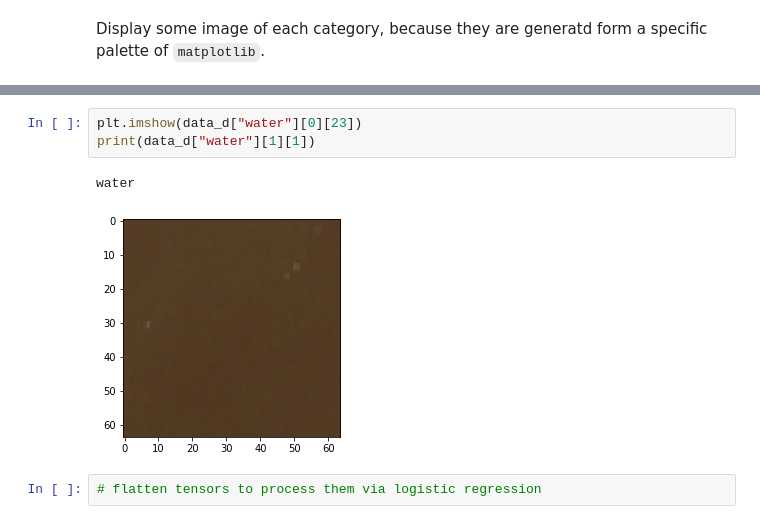
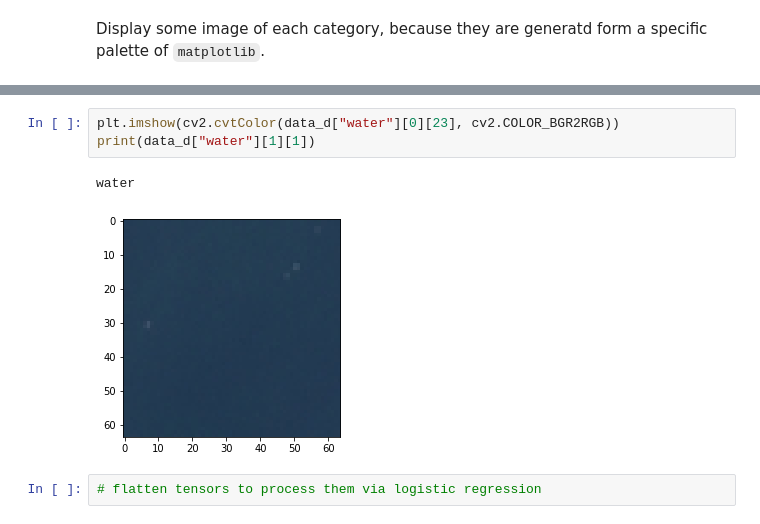
Before and after one commit to JeremCab/MethodesOptimisationBUT, a Jupyter notebook: TP/3_LogisticRegressionImagesSKL_CORR.ipynb, the cells around one changed output, grey strips where cells are left out. Saved outputs shown, nothing was run; the diff lists cells and outputs as text.

```diff
--- a/TP/3_LogisticRegressionImagesSKL_CORR.ipynb
+++ b/TP/3_LogisticRegressionImagesSKL_CORR.ipynb
@@ -122,11 +128,11 @@ print(data_d["green_area"][1][49])
 green_area
 [figure]
 # %%
-plt.imshow(data_d["water"][0][23])
+plt.imshow(cv2.cvtColor(data_d["water"][0][23], cv2.COLOR_BGR2RGB))
 print(data_d["water"][1][1])
 # %% [output]
 water
-[figure, old version]
+[figure, new version]
 # %%
 # flatten tensors to process them via logistic regression
 # %% [markdown]
```
Also changed, not shown: parts of 22 cells of this notebook, 2 other files.
